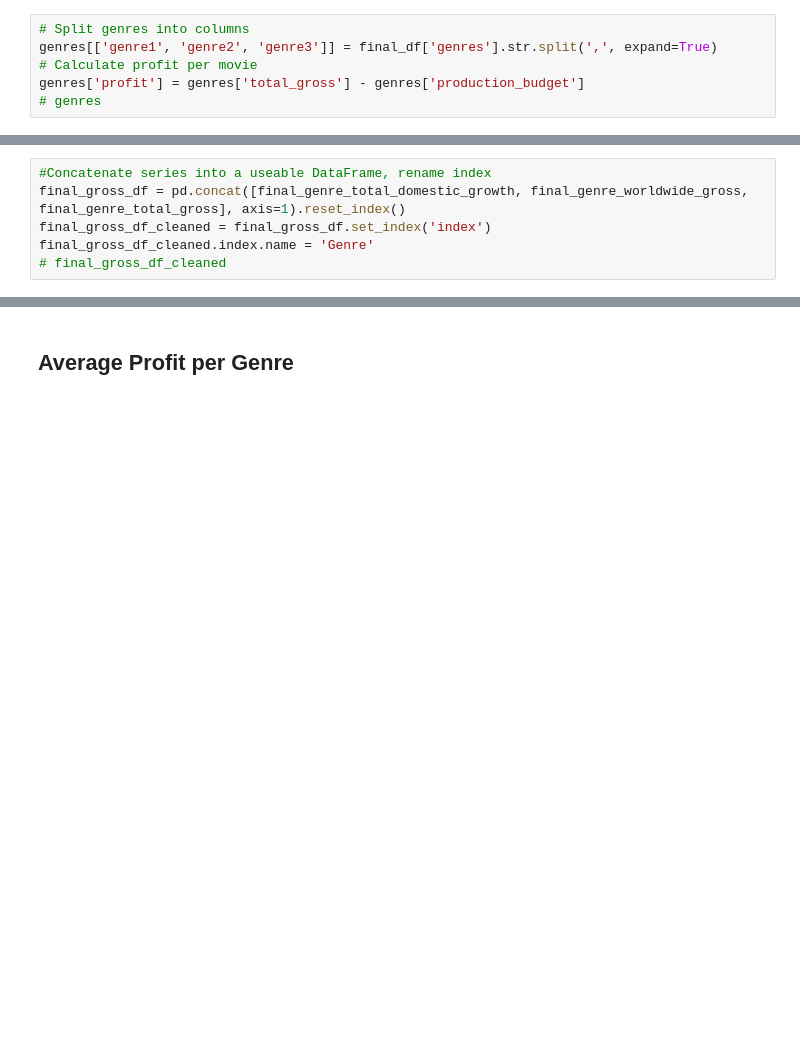
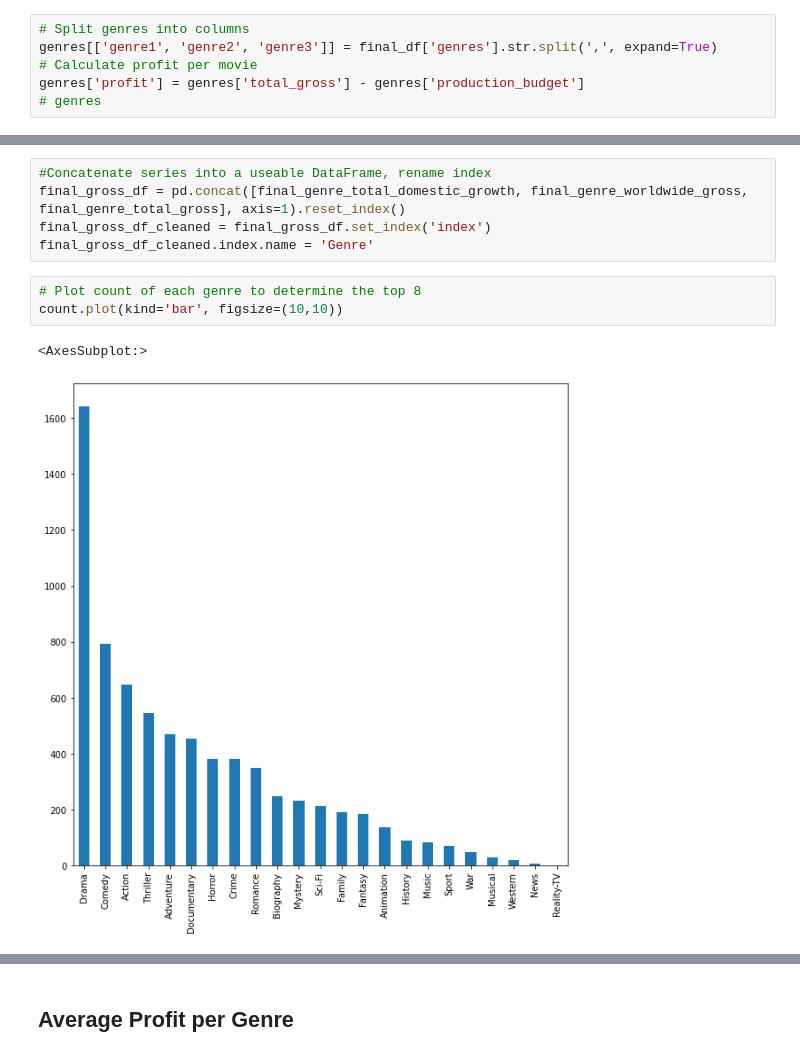
Before and after one commit to CamLadd/Movie_Analysis_Project, a Jupyter notebook: Cam_work_FINAL.ipynb, the cells around one changed output, grey strips where cells are left out. Saved outputs shown, nothing was run; the diff lists cells and outputs as text; blank space fills up the shorter version.

```diff
--- a/Cam_work_FINAL.ipynb
+++ b/Cam_work_FINAL.ipynb
@@ -272,4 +272,9 @@ final_genre_total_gross = genre_total_gross.drop(['News', 'Reality-TV'])
 final_gross_df = pd.concat([final_genre_total_domestic_growth, final_genre_worldwide_gross, final_genre_total_gross], axis=1).reset_index()
 final_gross_df_cleaned = final_gross_df.set_index('index')
 final_gross_df_cleaned.index.name = 'Genre'
-# final_gross_df_cleaned
+# %%
+# Plot count of each genre to determine the top 8
+count.plot(kind='bar', figsize=(10,10))
+# %% [output]
+<AxesSubplot:>
+[figure, added]
```
Also changed, not shown: parts of 7 cells of this notebook.
